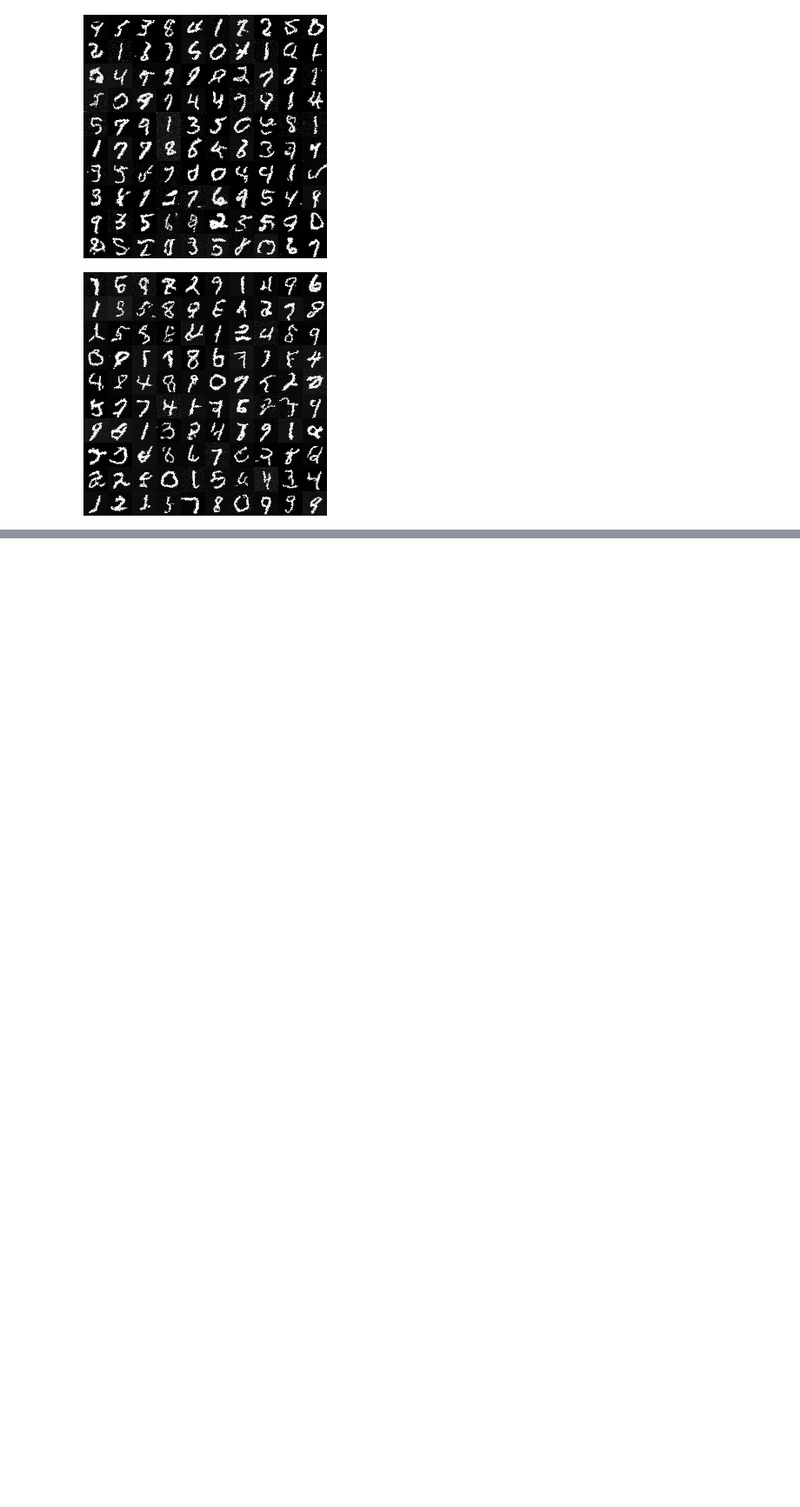
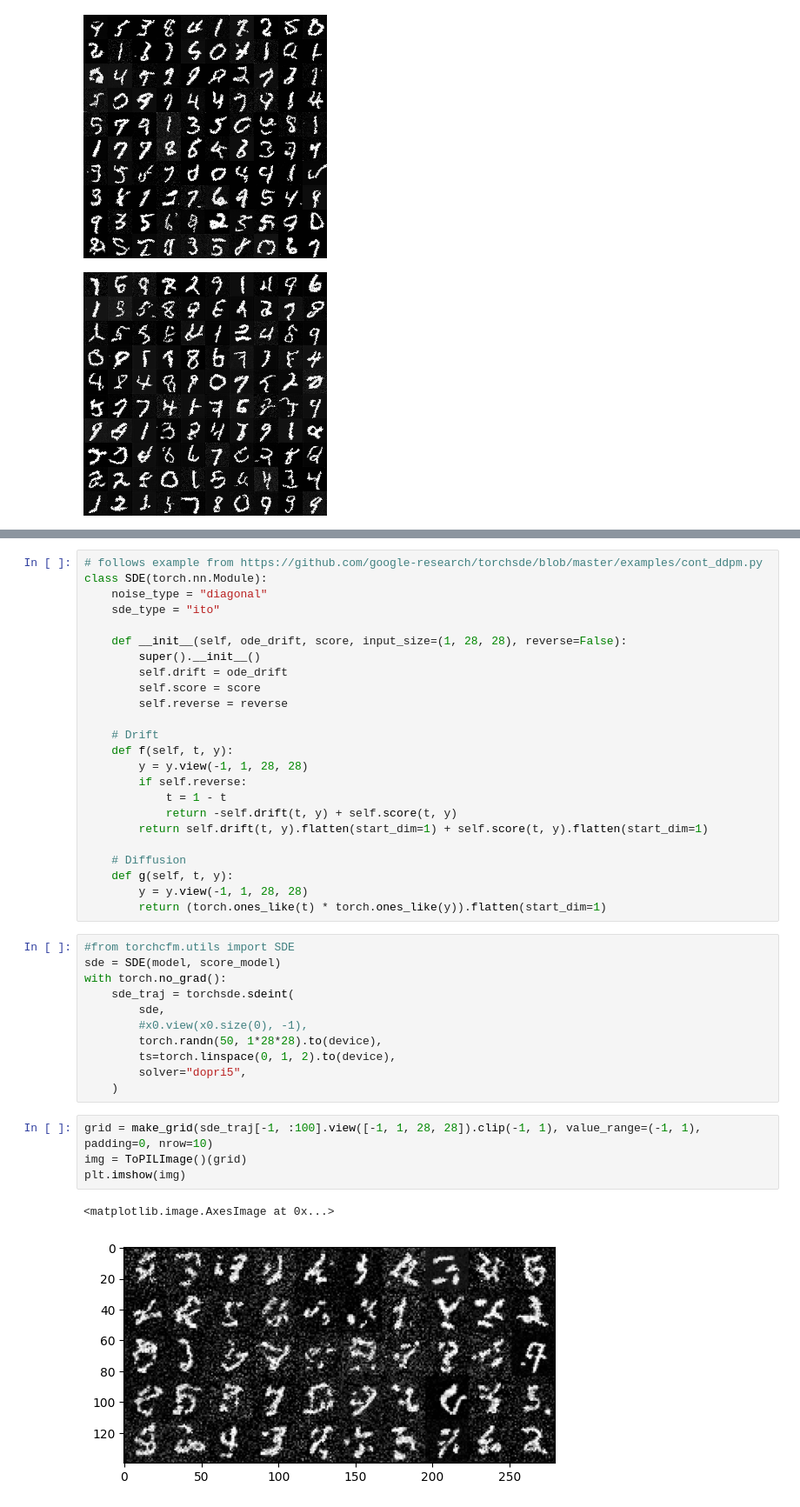
Before and after one commit to atong01/conditional-flow-matching, a Jupyter notebook: examples/mnist_example.ipynb, the cells around one changed output, grey strips where cells are left out. Shown at 87% size. Cells and saved outputs as stored; diff of their text form; blank space fills up the shorter version.

```diff
--- a/examples/mnist_example.ipynb
+++ b/examples/mnist_example.ipynb
@@ -67,0 +100,42 @@ for epoch in range(n_epochs):
+# %%
+# follows example from https://github.com/google-research/torchsde/blob/master/examples/cont_ddpm.py
+class SDE(torch.nn.Module):
+    noise_type = "diagonal"
+    sde_type = "ito"
+
+    def __init__(self, ode_drift, score, input_size=(1, 28, 28), reverse=False):
+        super().__init__()
+        self.drift = ode_drift
+        self.score = score
+        self.reverse = reverse
+
+    # Drift
+    def f(self, t, y):
+        y = y.view(-1, 1, 28, 28)
+        if self.reverse:
+            t = 1 - t
+            return -self.drift(t, y) + self.score(t, y)
+        return self.drift(t, y).flatten(start_dim=1) + self.score(t, y).flatten(start_dim=1)
+
+    # Diffusion
+    def g(self, t, y):
+        y = y.view(-1, 1, 28, 28)
+        return (torch.ones_like(t) * torch.ones_like(y)).flatten(start_dim=1)
+# %%
+#from torchcfm.utils import SDE
+sde = SDE(model, score_model)
+with torch.no_grad():
+    sde_traj = torchsde.sdeint(
+        sde,
+        #x0.view(x0.size(0), -1),
+        torch.randn(50, 1*28*28).to(device),
+        ts=torch.linspace(0, 1, 2).to(device),
+        solver="dopri5",
+    )
+# %%
+grid = make_grid(sde_traj[-1, :100].view([-1, 1, 28, 28]).clip(-1, 1), value_range=(-1, 1), padding=0, nrow=10)
+img = ToPILImage()(grid)
+plt.imshow(img)
+# %% [output]
+<matplotlib.image.AxesImage at 0x...>
+[figure, added]
```
Also changed, not shown: parts of 3 cells of this notebook, 1 other file.
